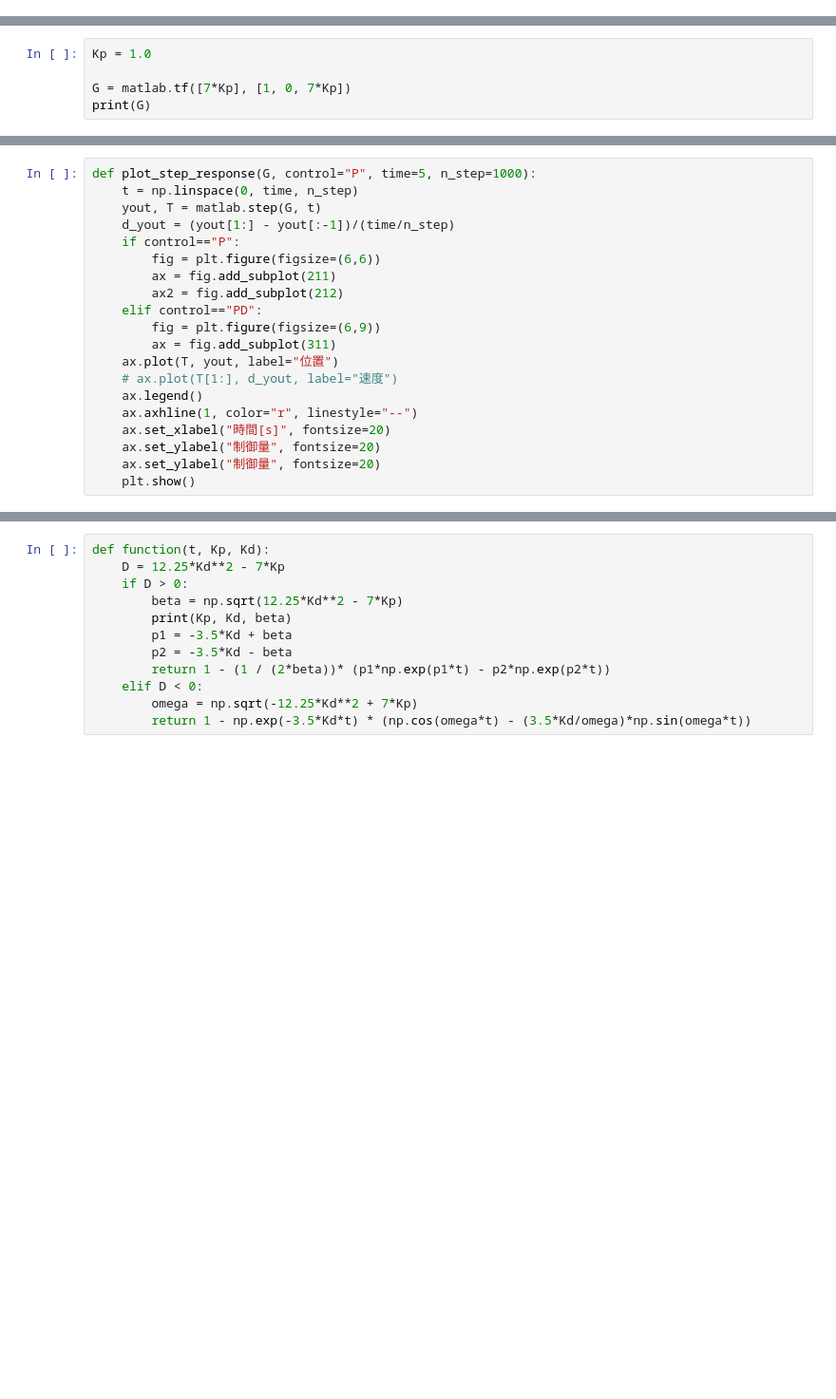
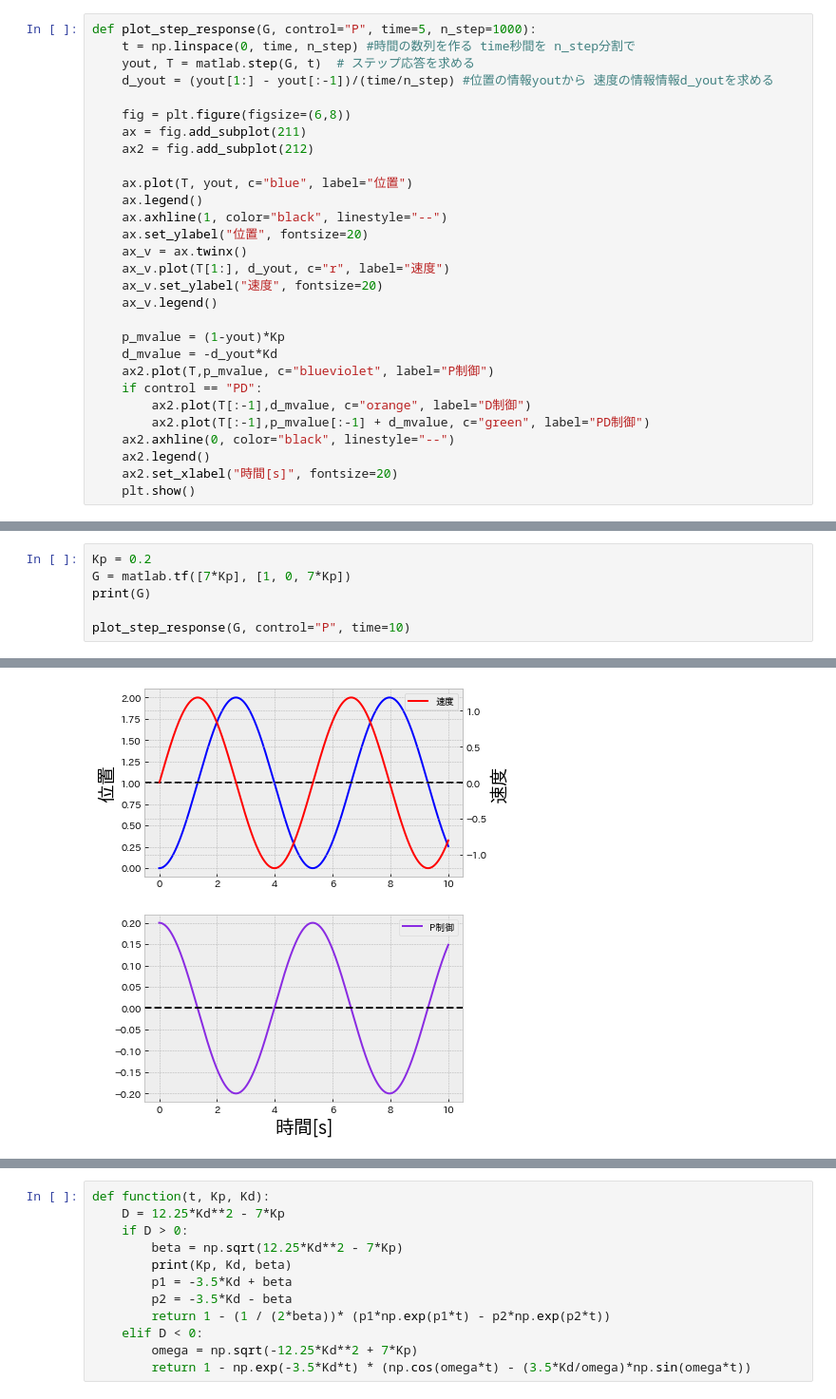
Before and after one commit to Toshi-M56/PIDcontrol, a Jupyter notebook: 工学実験PID制御実験シミュレーション.ipynb, the cells around one changed output, grey strips where cells are left out. Shown at 95% size. Cells and saved outputs as stored; diff of their text form; blank space fills up the shorter version.

```diff
--- a/工学実験PID制御実験シミュレーション.ipynb
+++ b/工学実験PID制御実験シミュレーション.ipynb
@@ -31,0 +134,29 @@ plt.style.use('bmh')
+# %%
+def plot_step_response(G, control="P", time=5, n_step=1000):
+    t = np.linspace(0, time, n_step) #時間の数列を作る time秒間を n_step分割で
+    yout, T = matlab.step(G, t)  # ステップ応答を求める
+    d_yout = (yout[1:] - yout[:-1])/(time/n_step) #位置の情報youtから 速度の情報情報d_youtを求める
+
+    fig = plt.figure(figsize=(6,8))
+    ax = fig.add_subplot(211)
+    ax2 = fig.add_subplot(212)
+
+    ax.plot(T, yout, c="blue", label="位置")
+    ax.legend()
+    ax.axhline(1, color="black", linestyle="--")
+    ax.set_ylabel("位置", fontsize=20)
+    ax_v = ax.twinx()
+    ax_v.plot(T[1:], d_yout, c="r", label="速度")
+    ax_v.set_ylabel("速度", fontsize=20)
+    ax_v.legend()
+
+    p_mvalue = (1-yout)*Kp
+    d_mvalue = -d_yout*Kd
+    ax2.plot(T,p_mvalue, c="blueviolet", label="P制御")
+    if control == "PD":
+        ax2.plot(T[:-1],d_mvalue, c="orange", label="D制御")
+        ax2.plot(T[:-1],p_mvalue[:-1] + d_mvalue, c="green", label="PD制御")
+    ax2.axhline(0, color="black", linestyle="--")
+    ax2.legend()
+    ax2.set_xlabel("時間[s]", fontsize=20)
+    plt.show()
@@ -32,6 +166,7 @@ plt.style.use('bmh')
 # %%
-Kp = 1.0
-
+Kp = 0.2
 G = matlab.tf([7*Kp], [1, 0, 7*Kp])
 print(G)
+
+plot_step_response(G, control="P", time=10)
 # %% [output]
@@ -41,20 +176 @@ s^2 + 7
+[figure, added]
-# %%
-def plot_step_response(G, control="P", time=5, n_step=1000):
-    t = np.linspace(0, time, n_step)
-    yout, T = matlab.step(G, t)
-    d_yout = (yout[1:] - yout[:-1])/(time/n_step)
-    if control=="P":
-        fig = plt.figure(figsize=(6,6))
-        ax = fig.add_subplot(211)
-        ax2 = fig.add_subplot(212)
-    elif control=="PD":
-        fig = plt.figure(figsize=(6,9))
-        ax = fig.add_subplot(311)
-    ax.plot(T, yout, label="位置")
-    # ax.plot(T[1:], d_yout, label="速度")
-    ax.legend()
-    ax.axhline(1, color="r", linestyle="--")
-    ax.set_xlabel("時間[s]", fontsize=20)
-    ax.set_ylabel("制御量", fontsize=20)
-    ax.set_ylabel("制御量", fontsize=20)
-    plt.show()
```
Also changed, not shown: parts of 24 cells of this notebook.
